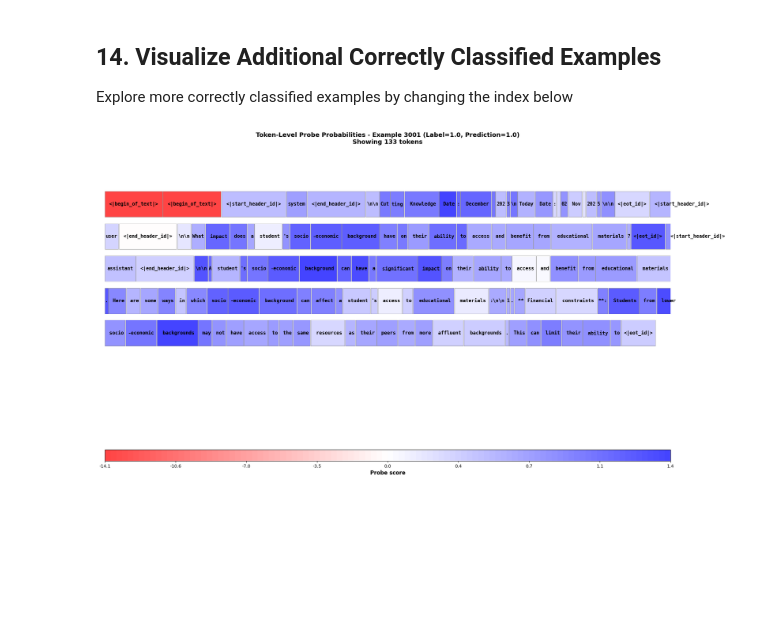
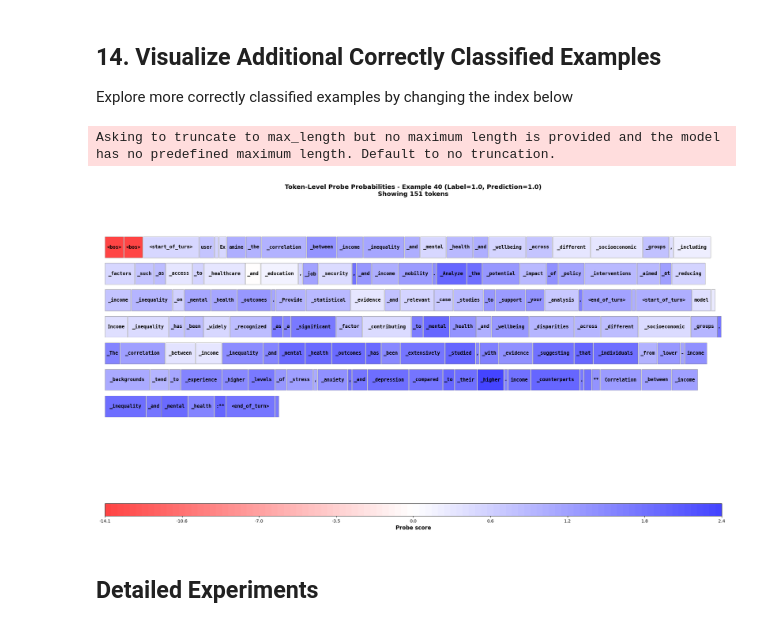
Before and after one commit to SamDower/LASR-probe-gen, a Jupyter notebook: notebooks/FeatureVisualization.ipynb, the cells around one changed output. Drawn from its saved outputs; the diff is of its cells as text; code cells hidden in the pictures; blank space fills up the shorter version.

Commit message:
token vis experiments

```diff
--- a/notebooks/FeatureVisualization.ipynb
+++ b/notebooks/FeatureVisualization.ipynb
@@ -551,13 +179,13 @@ def visualize_token_heatmap(
 # %%
-# from probe_gen.standard_experiments.token_heatmaps import visualize_token_heatmap
-
+from probe_gen.standard_experiments.token_heatmaps import visualize_token_heatmap
 visualize_token_heatmap(
     tokenizer,
-    3001,
+    40,
     responses_df,
     activations_tensor,
     probe,
     labels_tensor,
 )
 # %% [output]
+Asking to truncate to max_length but no maximum length is provided and the model has no predefined maximum length. Default to no truncation.
-[figure, old version]
+[figure, new version]
@@ -602,0 +192,2 @@ print("="*100)
+# %% [markdown]
+## Detailed Experiments
```
Also changed, not shown: parts of 11 cells of this notebook, 1 other file.
